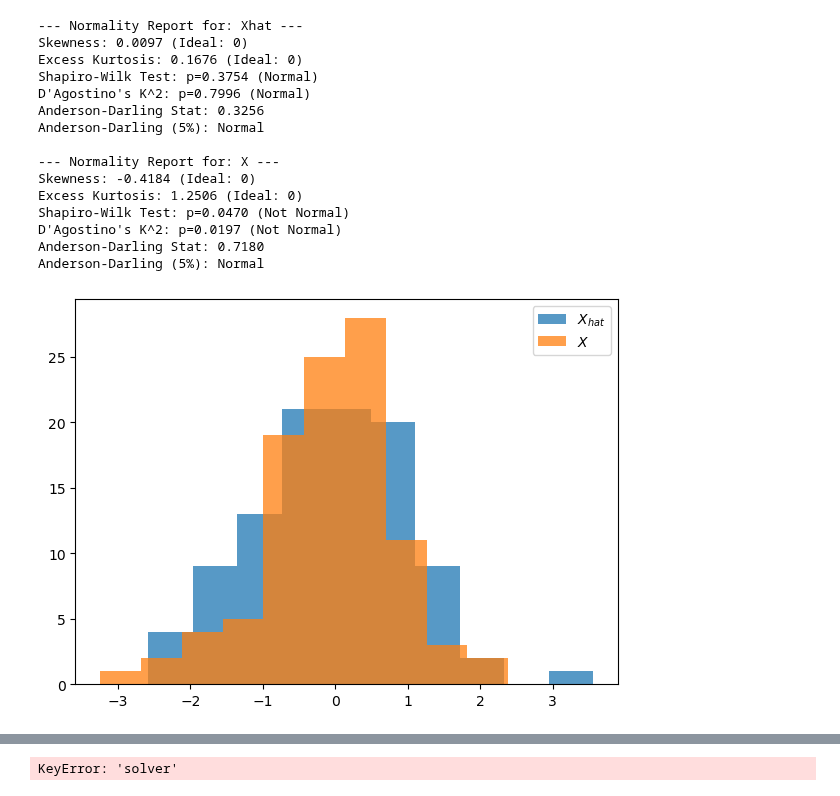
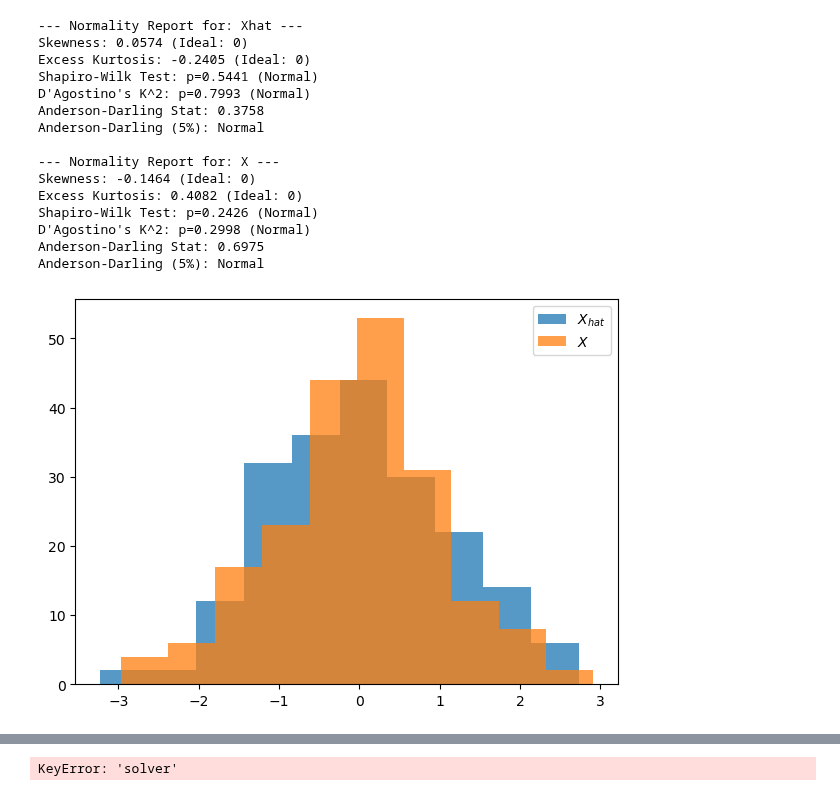
Before and after one commit to lorenzo-costa/testing-network-independence, a Jupyter notebook: notebooks/new_setup.ipynb, the cells around one changed output, grey strips where cells are left out. Saved outputs shown, nothing was run; the diff lists cells and outputs as text; code cells hidden in the pictures.

```diff
--- a/notebooks/new_setup.ipynb
+++ b/notebooks/new_setup.ipynb
@@ -94,39 +99,45 @@ np.float64(29.537388136089106)
 # %%
-m = GaussianNetwork(n=100, k=2, sigma=0.5)
-A, B, X, Z = m.generate()
+m = GaussianNetwork(n=200, k=5, sigma=0, marginals=stats.norm(loc=0, scale=1))
+data = m.generate()
+A = data['A']
+B = data['B']
+X = data['X']
+Z = data['Z']
 
 rng = np.random.default_rng(42)
 
-Xhat = FitIndependent(rng=rng, k=2, solver=MLE_gaussian).fit((A, B, X, Z))
-Zhat = FitIndependent(rng=rng, k=2, solver=MLE_gaussian).fit((A, B, X, Z))
+X_model = FitIndependent(rng=rng, k=2, solver=MLE_gaussian)
+X_model.fit(data)
+Z_model = FitIndependent(rng=rng, k=2, solver=MLE_gaussian)
+Z_model.fit(data)
 
-Xhat = Xhat[0]
-Zhat = Zhat[0]
+Xhat = X_model.get_estimated()['estimated_latent'][0]
+Zhat = Z_model.get_estimated()['estimated_latent'][0]
 
 check_normality(Xhat[:, 0], "Xhat")
 check_normality(X[:, 0], "X")
 
 fig, ax = plt.subplots(1, 1, figsize=(7, 5))
 ax.hist(Xhat[:, 0], alpha=0.75)
 ax.hist(X[:, 0], alpha=0.75)
 plt.legend(["$X_{hat}$", "$X$"])
 plt.show()
 # %% [output]
 --- Normality Report for: Xhat ---
-Skewness: 0.0097 (Ideal: 0)
-Excess Kurtosis: 0.1676 (Ideal: 0)
-Shapiro-Wilk Test: p=0.3754 (Normal)
-D'Agostino's K^2: p=0.7996 (Normal)
-Anderson-Darling Stat: 0.3256
+Skewness: 0.0574 (Ideal: 0)
+Excess Kurtosis: -0.2405 (Ideal: 0)
+Shapiro-Wilk Test: p=0.5441 (Normal)
+D'Agostino's K^2: p=0.7993 (Normal)
+Anderson-Darling Stat: 0.3758
 Anderson-Darling (5%): Normal
 
 --- Normality Report for: X ---
-Skewness: -0.4184 (Ideal: 0)
-Excess Kurtosis: 1.2506 (Ideal: 0)
-Shapiro-Wilk Test: p=0.0470 (Not Normal)
-D'Agostino's K^2: p=0.0197 (Not Normal)
-Anderson-Darling Stat: 0.7180
+Skewness: -0.1464 (Ideal: 0)
+Excess Kurtosis: 0.4082 (Ideal: 0)
+Shapiro-Wilk Test: p=0.2426 (Normal)
+D'Agostino's K^2: p=0.2998 (Normal)
+Anderson-Darling Stat: 0.6975
 Anderson-Darling (5%): Normal
-[figure, old version]
+[figure, new version]
 # %%
 nsim = 10
```
Also changed, not shown: parts of 5 cells of this notebook, 7 other files.
